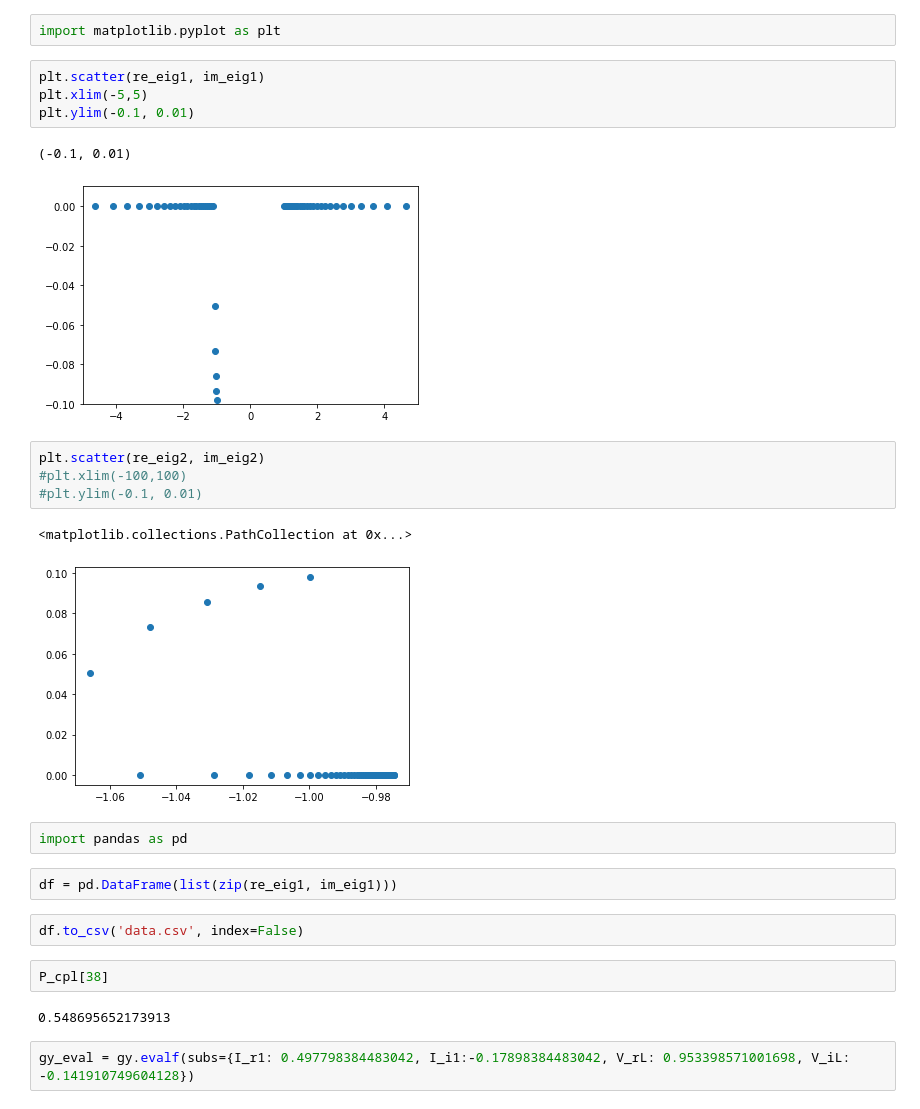
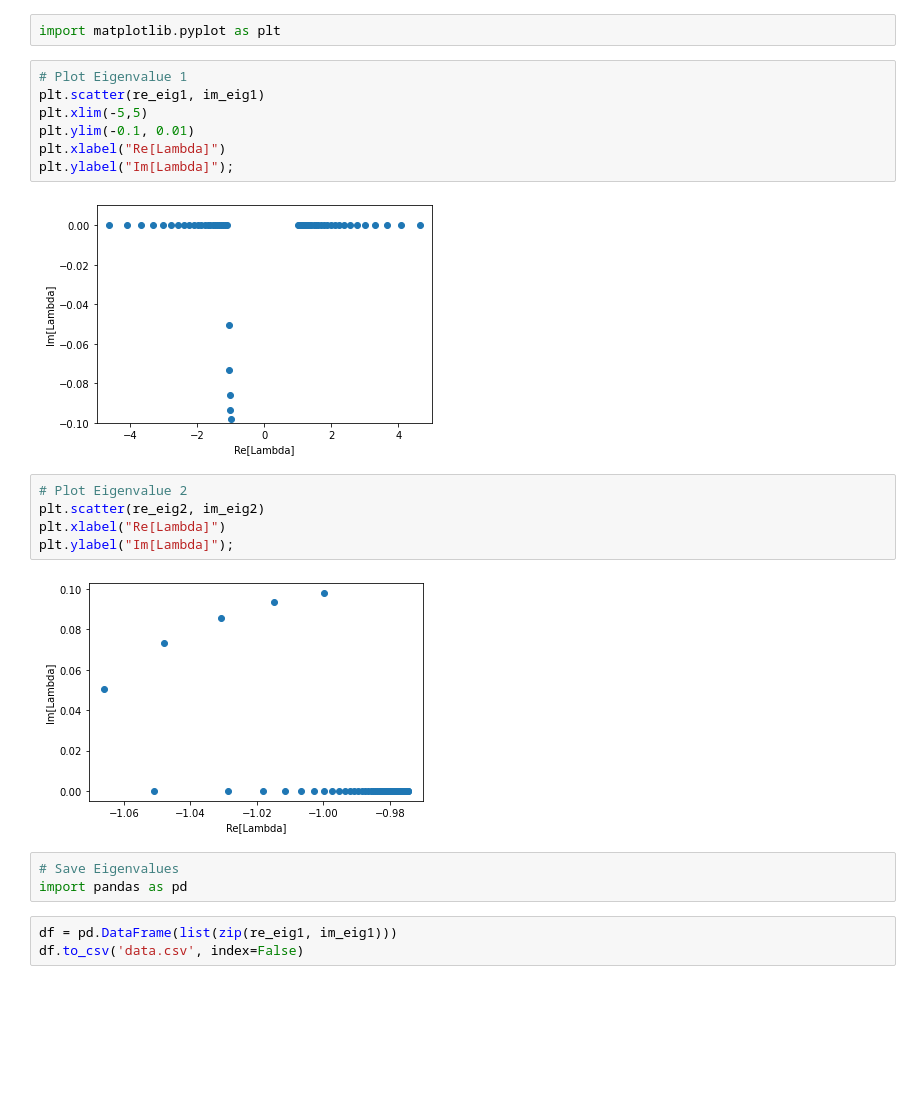
Before and after one commit to Energy-MAC/GFM-LoadModeling, a Jupyter notebook: SymbolicZIP/simpy.ipynb, the cells around one changed output. Saved outputs shown, nothing was run; the diff lists cells and outputs as text; blank space fills up the shorter version.

```diff
--- a/SymbolicZIP/simpy.ipynb
+++ b/SymbolicZIP/simpy.ipynb
@@ -266,28 +278,24 @@ for (ix,k) in enumerate(eigs):
 # %%
 import matplotlib.pyplot as plt
 # %%
+# Plot Eigenvalue 1
 plt.scatter(re_eig1, im_eig1)
 plt.xlim(-5,5)
 plt.ylim(-0.1, 0.01)
+plt.xlabel("Re[Lambda]")
+plt.ylabel("Im[Lambda]");
 # %% [output]
-(-0.1, 0.01)
-[figure, old version]
+[figure, new version]
 # %%
+# Plot Eigenvalue 2
 plt.scatter(re_eig2, im_eig2)
-#plt.xlim(-100,100)
-#plt.ylim(-0.1, 0.01)
+plt.xlabel("Re[Lambda]")
+plt.ylabel("Im[Lambda]");
 # %% [output]
-<matplotlib.collections.PathCollection at 0x...>
-[figure, old version]
+[figure, new version]
 # %%
+# Save Eigenvalues
 import pandas as pd
 # %%
 df = pd.DataFrame(list(zip(re_eig1, im_eig1)))
+df.to_csv('data.csv', index=False)
-# %%
-df.to_csv('data.csv', index=False)
-# %%
-P_cpl[38]
-# %% [output]
-0.548695652173913
-# %%
-gy_eval = gy.evalf(subs={I_r1: 0.497798384483042, I_i1:-0.17898384483042, V_rL: 0.953398571001698, V_iL: -0.141910749604128})
```
Also changed, not shown: parts of 55 cells of this notebook, 1 other file.
